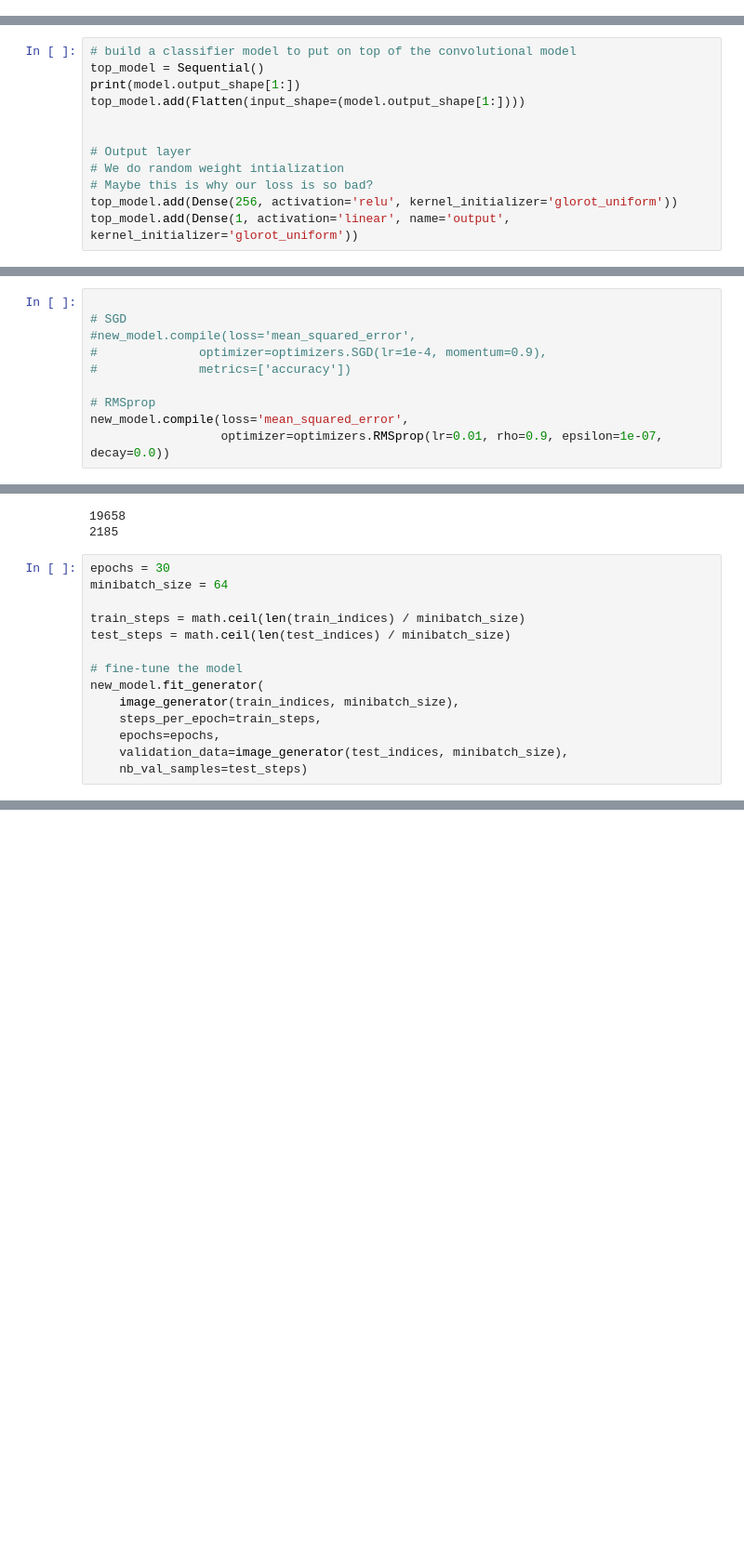
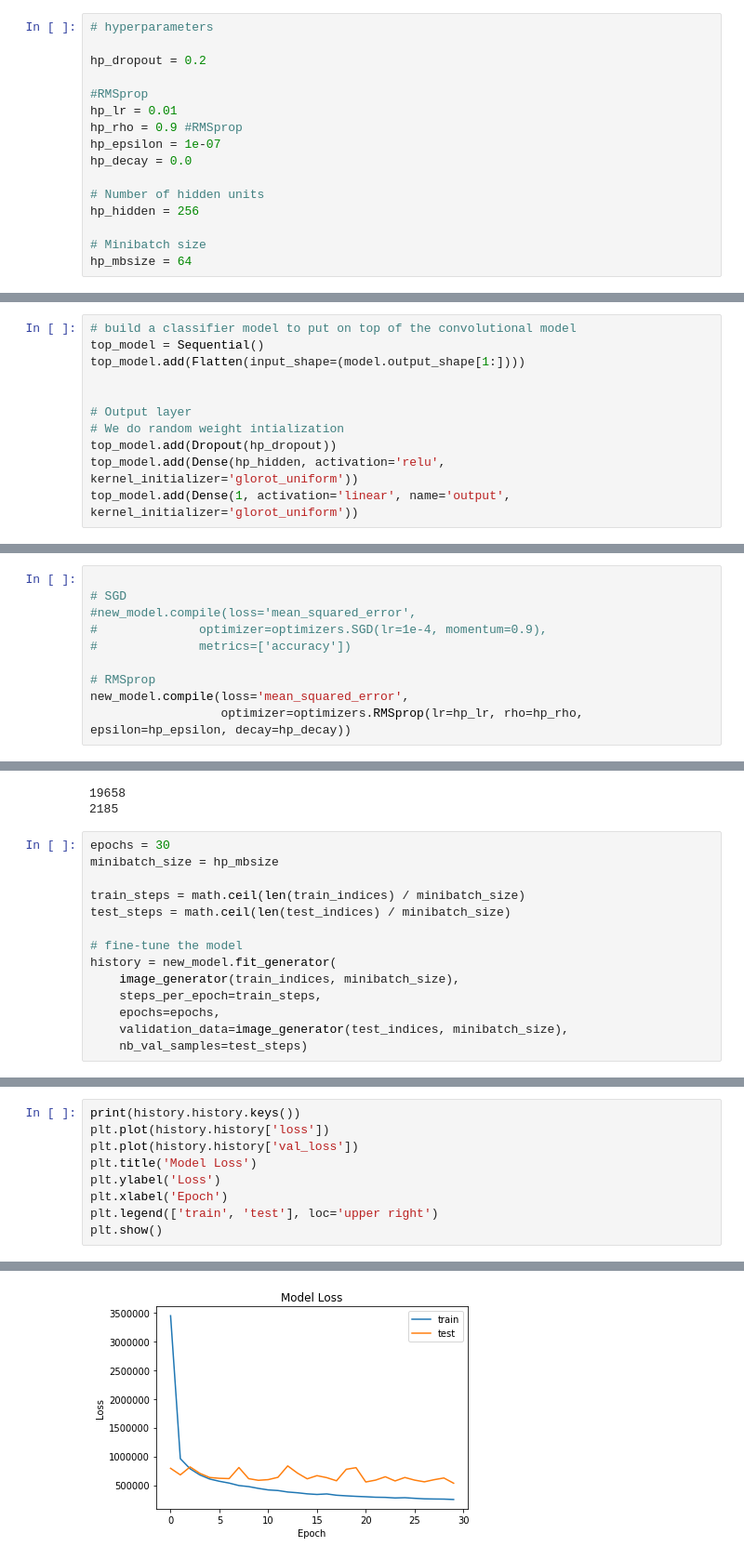
Before and after one commit to richardyang/AI-blue-book, a Jupyter notebook: code/Bikes_CNN.ipynb, the cells around one changed output, grey strips where cells are left out. Shown at 93% size. Drawn from its saved outputs; the diff is of its cells as text; blank space fills up the shorter version.

Commit message:
Dropout for CNN

```diff
--- a/code/Bikes_CNN.ipynb
+++ b/code/Bikes_CNN.ipynb
@@ -36,6 +36,22 @@ from sklearn.model_selection import train_test_split
 Using TensorFlow backend.
 # %% [markdown]
 We initialize the VGG-16 network without the final (top) layer, using the learned ImageNet weights. VGG-16 is a very deep CNN trained for object recognition on the ImageNet challenge.
+# %%
+# hyperparameters
+
+hp_dropout = 0.2
+
+#RMSprop
+hp_lr = 0.01
+hp_rho = 0.9 #RMSprop
+hp_epsilon = 1e-07
+hp_decay = 0.0
+
+# Number of hidden units
+hp_hidden = 256
+
+# Minibatch size
+hp_mbsize = 64
 # %%
 # build the VGG16 network
 input_tensor = Input(shape=(224,224,3))
@@ -47,12 +63,11 @@ We finish our model with an output layer of a single linear activation neuron, w
 # %%
 # build a classifier model to put on top of the convolutional model
 top_model = Sequential()
-print(model.output_shape[1:])
 top_model.add(Flatten(input_shape=(model.output_shape[1:])))
 
 
 # Output layer
 # We do random weight intialization
-# Maybe this is why our loss is so bad?
-top_model.add(Dense(256, activation='relu', kernel_initializer='glorot_uniform'))
+top_model.add(Dropout(hp_dropout))
+top_model.add(Dense(hp_hidden, activation='relu', kernel_initializer='glorot_uniform'))
 top_model.add(Dense(1, activation='linear', name='output', kernel_initializer='glorot_uniform'))
@@ -101,7 +114,7 @@ We compile the model using mean squared error as the loss (since we are performi
 
 # RMSprop
 new_model.compile(loss='mean_squared_error',
-                  optimizer=optimizers.RMSprop(lr=0.01, rho=0.9, epsilon=1e-07, decay=0.0))
+                  optimizer=optimizers.RMSprop(lr=hp_lr, rho=hp_rho, epsilon=hp_epsilon, decay=hp_decay))
 # %% [markdown]
 We use the great Keras ImageDataGenerator to process our images. We rescale the image colors to be between 0 and 1, then perform mean subtraction on each image channel, in order to help our images be more standardized and similar to images the VGG network has seen before.
 
@@ -177,13 +190,13 @@ print(len(test_indices))
 2185
 # %%
 epochs = 30
-minibatch_size = 64
+minibatch_size = hp_mbsize
 
 train_steps = math.ceil(len(train_indices) / minibatch_size)
 test_steps = math.ceil(len(test_indices) / minibatch_size)
 
 # fine-tune the model
-new_model.fit_generator(
+history = new_model.fit_generator(
     image_generator(train_indices, minibatch_size),
     steps_per_epoch=train_steps,
     epochs=epochs,
@@ -231,0 +248,10 @@ Predicted price: [[ 1149.99157715]]
+# %%
+print(history.history.keys())
+plt.plot(history.history['loss'])
+plt.plot(history.history['val_loss'])
+plt.title('Model Loss')
+plt.ylabel('Loss')
+plt.xlabel('Epoch')
+plt.legend(['train', 'test'], loc='upper right')
+plt.show()
+# %% [output]
@@ -231,0 +259 @@ Predicted price: [[ 1149.99157715]]
+[figure, added]
```
Also changed, not shown: parts of 7 cells of this notebook, 2 other files.
